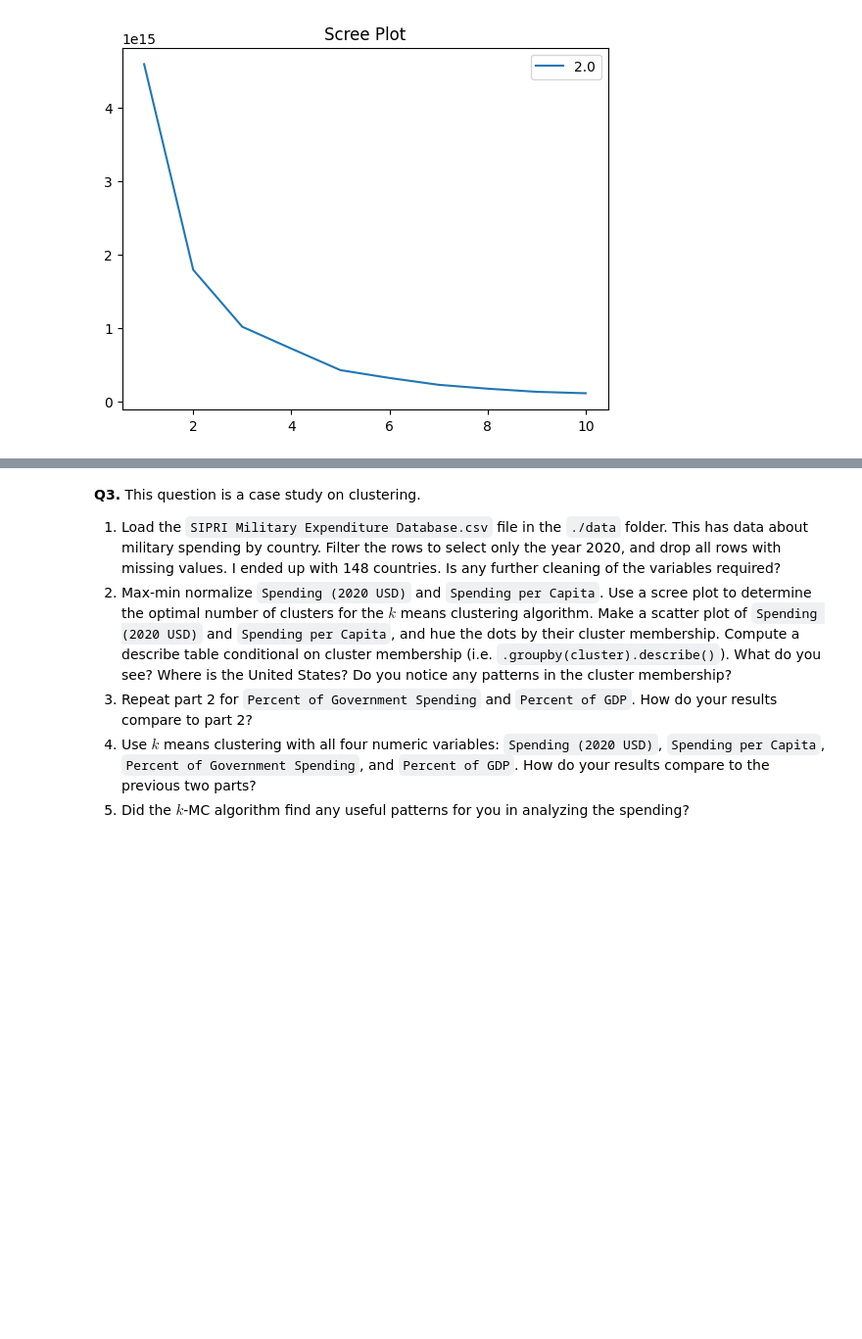
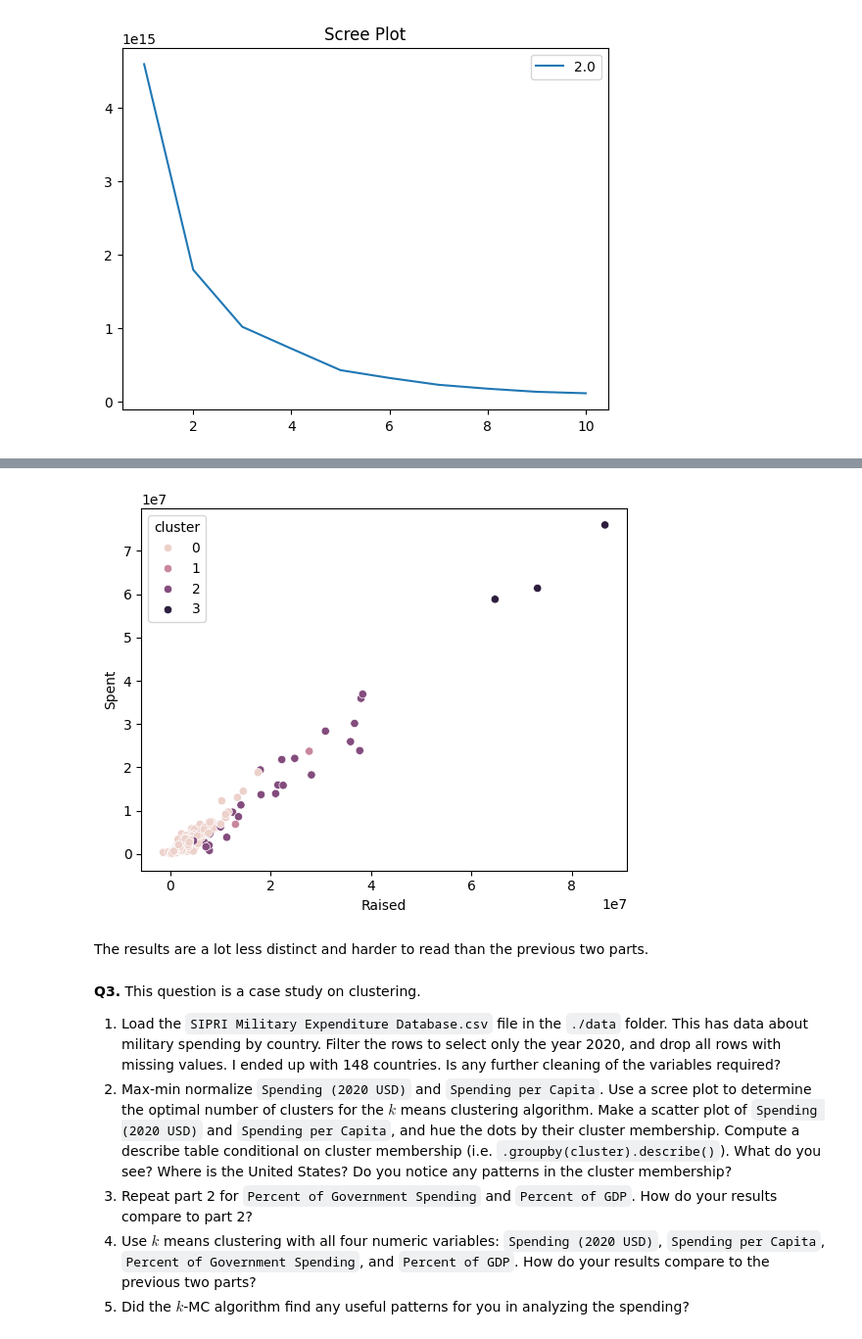
Before and after one commit to eaa3ug/clustering_assignment, a Jupyter notebook: assignment_clustering.ipynb, the cells around one changed output, grey strips where cells are left out. Shown at 98% size. Drawn from its saved outputs; the diff is of its cells as text; code cells hidden in the pictures; blank space fills up the shorter version.

```diff
--- a/assignment_clustering.ipynb
+++ b/assignment_clustering.ipynb
@@ -218,3 +248,13 @@ fundraising.groupby("cluster").describe()
+# %%
+k_pred = 4
+model = KMeans(n_clusters=k_pred, max_iter=300, n_init=10, random_state=0)
+fundraising["cluster"] = model.fit_predict(X_scaled)
+
+plot1 = sns.scatterplot(data=fundraising, x="Raised", y="Spent", hue="cluster")
+# %% [output]
+[figure, added]
+# %% [markdown]
+The results are a lot less distinct and harder to read than the previous two parts.
 # %% [markdown]
 **Q3.** This question is a case study on clustering.
 
```
Also changed, not shown: parts of 5 cells of this notebook.
